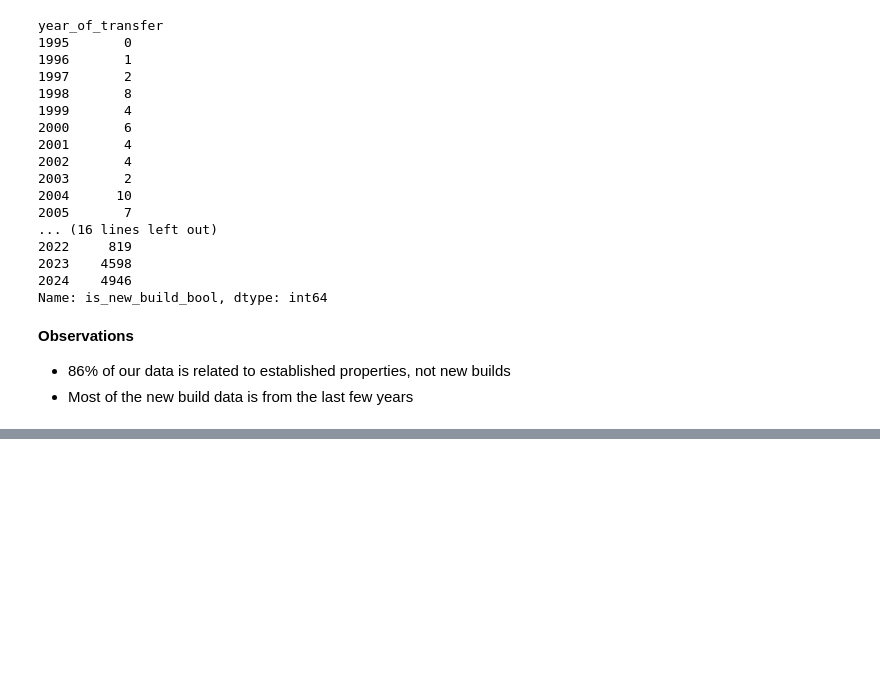
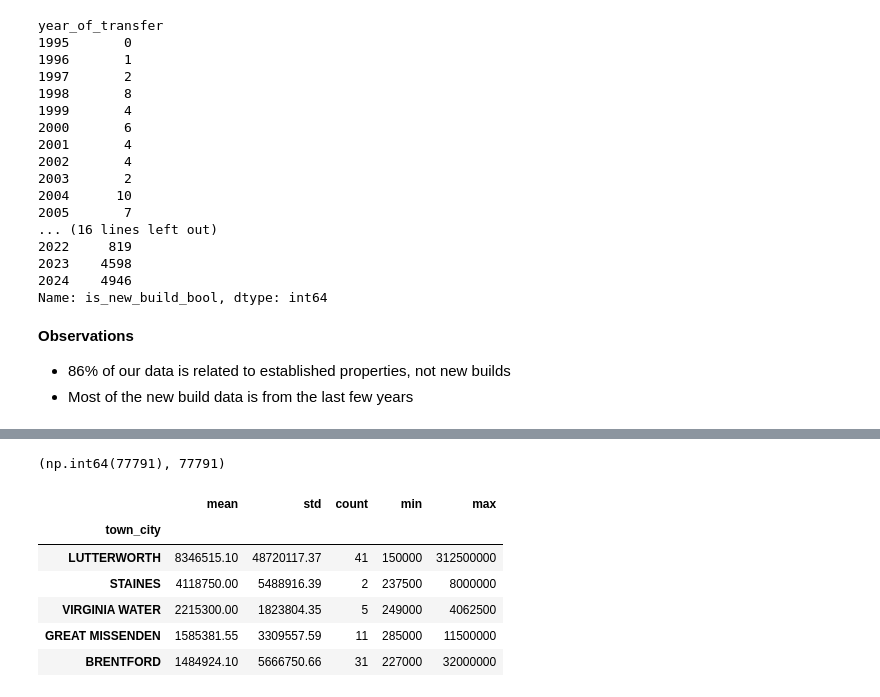
Before and after one commit to alibstill/housing, a Jupyter notebook: 00_analysis/00_price_paid.ipynb, the cells around one changed output, grey strips where cells are left out. Drawn from its saved outputs; the diff is of its cells as text; code cells hidden in the pictures; blank space fills up the shorter version.

Commit message:
[dezc-housing] - continue analysing price paid dataset

```diff
--- a/00_analysis/00_price_paid.ipynb
+++ b/00_analysis/00_price_paid.ipynb
@@ -354,17 +400,18 @@ N   0.86
 Y   0.14
 Name: proportion, dtype: float64
 # %%
-df["is_new_build_bool"] = (df["is_new_build"] == "Y").astype(int)
-df["is_new_build_bool"].value_counts(normalize=True)
+df_nb_copy = df.copy()
+df_nb_copy["is_new_build_bool"] = (df_nb_copy["is_new_build"] == "Y").astype(int)
+df_nb_copy["is_new_build_bool"].value_counts(normalize=True)
 # %% [output]
 is_new_build_bool
 0   0.86
 1   0.14
 Name: proportion, dtype: float64
 # %%
-df["year_of_transfer"] = df["date_of_transfer"].dt.year
+df_nb_copy["year_of_transfer"] = df_nb_copy["date_of_transfer"].dt.year
 
-sns.countplot(df, x="year_of_transfer", hue="is_new_build")
+sns.countplot(df_nb_copy, x="year_of_transfer", hue="is_new_build")
 plt.xticks(rotation=45)
 plt.show()
 # %% [output]
@@ -396,0 +640,16 @@ Name: is_new_build_bool, dtype: int64
+# %%
+df["town_city"].str.isupper().sum(), len(df["town_city"])
+# %% [output]
+(np.int64(77791), 77791)
+# %%
+df_price_by_town = df.groupby("town_city")["price"].agg(["mean", "std", "count", "min", "max"]).sort_values(by="mean", ascending=False)
+
+df_price_by_town.head()
+# %% [output]
+|  | mean | std | count | min | max |
+| town_city |  |  |  |  |  |
+| LUTTERWORTH | 8346515.10 | 48720117.37 | 41 | 150000 | 312500000 |
+| STAINES | 4118750.00 | 5488916.39 | 2 | 237500 | 8000000 |
+| VIRGINIA WATER | 2215300.00 | 1823804.35 | 5 | 249000 | 4062500 |
+| GREAT MISSENDEN | 1585381.55 | 3309557.59 | 11 | 285000 | 11500000 |
+| BRENTFORD | 1484924.10 | 5666750.66 | 31 | 227000 | 32000000 |
```
Also changed, not shown: parts of 44 cells of this notebook.
